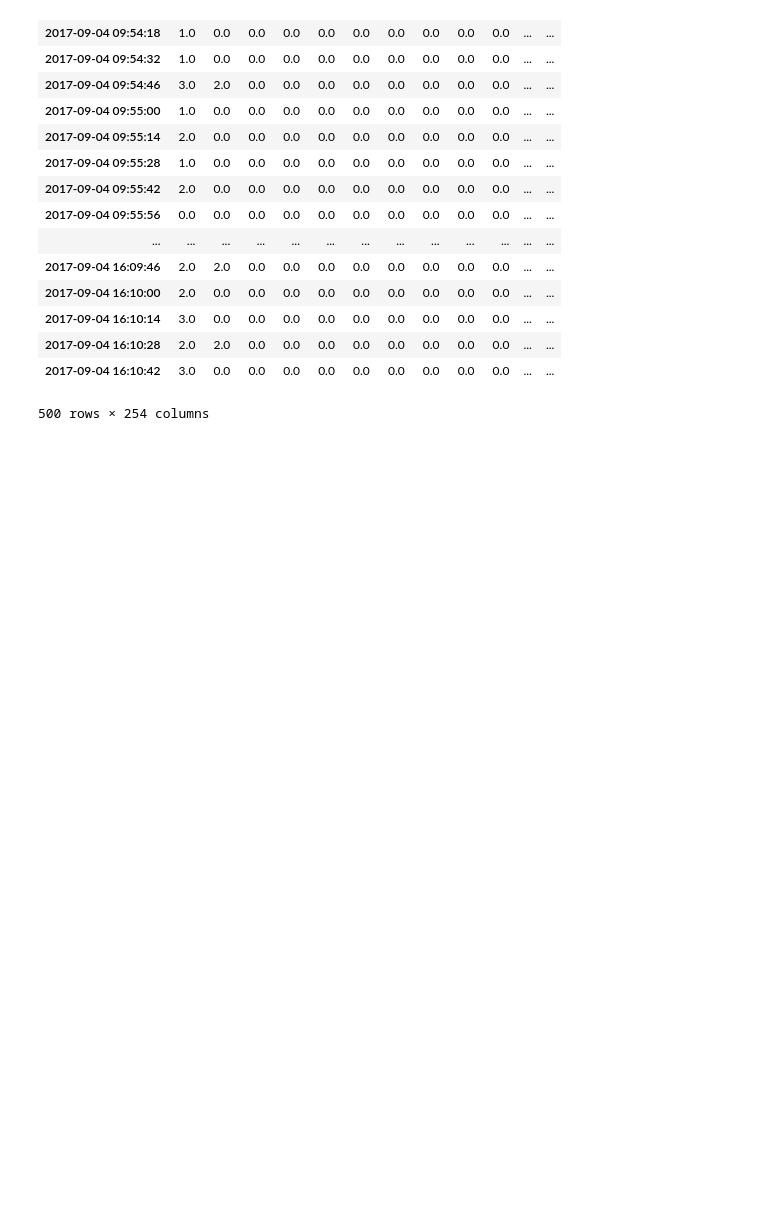
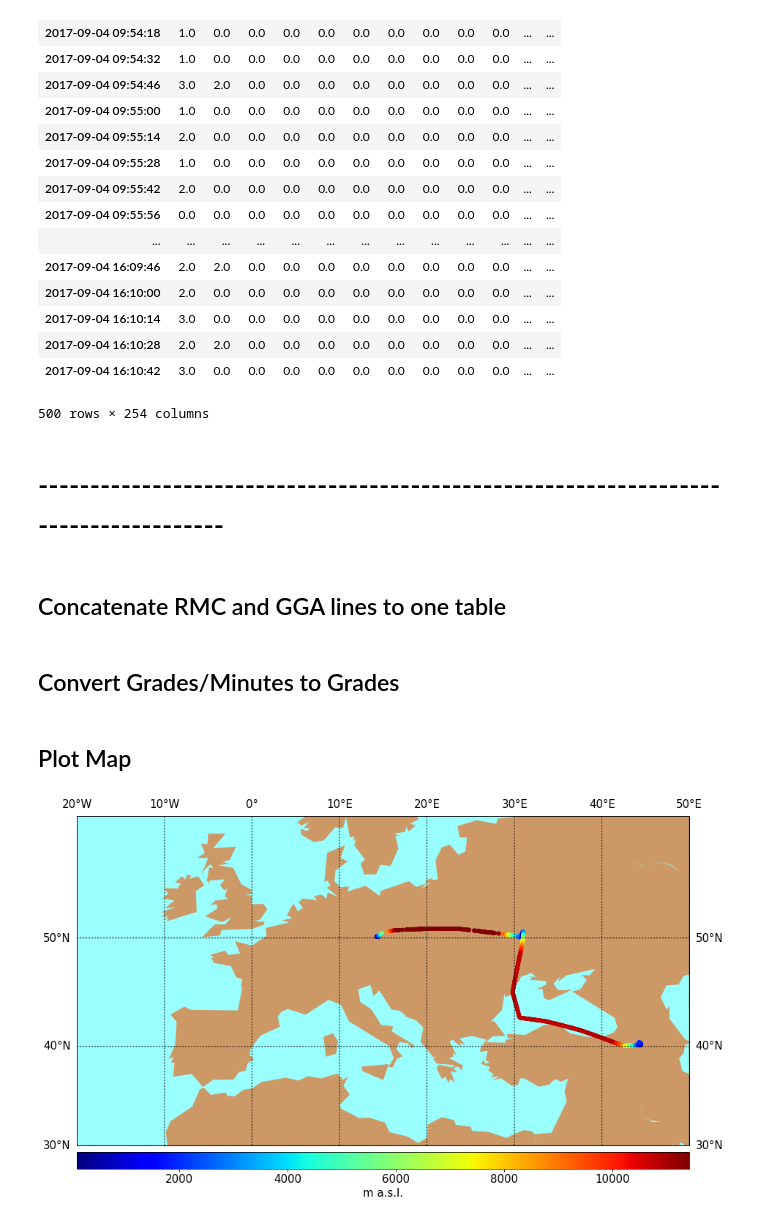
Before and after one commit to ODZ-UJF-AV-CR/AIRDOS-parser, a Jupyter notebook: AIRDOS4_256_flux.ipynb, the cells around one changed output. Cells and saved outputs as stored; diff of their text form; code cells hidden in the pictures; blank space fills up the shorter version.

```diff
--- a/AIRDOS4_256_flux.ipynb
+++ b/AIRDOS4_256_flux.ipynb
@@ -213,3 +214,7 @@ dfo[range(260,514)]
 | 2017-09-04 16:10:28 | 2.0 | 2.0 | 0.0 | 0.0 | 0.0 | 0.0 | 0.0 | 0.0 | 0.0 | 0.0 | ... | ... |
 | 2017-09-04 16:10:42 | 3.0 | 0.0 | 0.0 | 0.0 | 0.0 | 0.0 | 0.0 | 0.0 | 0.0 | 0.0 | ... | ... |
 500 rows × 254 columns
+# %% [markdown]
+# ------------------------------------------------------------------------------------
+# %% [markdown]
+## Concatenate RMC and GGA lines to one table
@@ -215,0 +254,51 @@ dfo[range(260,514)]
+# %% [markdown]
+## Convert Grades/Minutes to Grades
+# %%
+df6['Lat'] = df6['Lat'].astype(float)
+df6['Lon'] = df6['Lon'].astype(float)
+
+df6['Lats'] = df6['Lats'].str.replace('N','1')
+df6['Lats'] = df6['Lats'].str.replace('S','-1')
+df6['Lons'] = df6['Lons'].str.replace('E','1')
+df6['Lons'] = df6['Lons'].str.replace('W','-1')
+
+df6['LatDD'] = (df6.Lat/100).fillna(0).astype(int)
+df6['LatDD'] = df6.LatDD + (df6.Lat - 100.0*df6.LatDD)/60.0
+df6['LatDD'] = df6.LatDD * df6['Lats'].astype(float)
+
+
+df6['LonDD'] = (df6.Lon/100).fillna(0).astype(int)
+df6['LonDD'] = df6.LonDD + (df6.Lon - 100.0*df6.LonDD)/60.0
+df6['LonDD'] = df6.LonDD * df6['Lons'].astype(float)
+# %% [markdown]
+## Plot Map
+# %%
+import time, calendar, datetime, numpy
+from mpl_toolkits.basemap import Basemap
+import matplotlib.pyplot as plt
+import urllib, os
+
+plt.figure(figsize=(15,15))
+matplotlib.rcParams.update({'font.size': 15})
+
+
+# draw map with markers for float locations
+#m = Basemap(projection='kav7',lon_0=0)
+# create Basemap instance.
+m = Basemap(llcrnrlon=-20,llcrnrlat=30,urcrnrlon=50,urcrnrlat=60,projection='mill')
+
+x, y = m(df6.LonDD.tolist(),df6.LatDD.tolist())
+m.drawmapboundary(fill_color='#99ffff')
+m.fillcontinents(color='#cc9966',lake_color='#99ffff',zorder=0)
+# draw parallels and meridians, but don't bother labelling them.
+#m.drawparallels(np.arange(-90.,99.,30.),labels=[1,1,0,0])
+#m.drawmeridians(np.arange(-180.,180.,60.),labels=[0,0,1,0])
+m.drawparallels(np.arange(-90.,99.,10.),labels=[1,1,0,0])
+m.drawmeridians(np.arange(-180.,180.,10.),labels=[0,0,1,0])
+#m.scatter(df6.LonDD.tolist(),df6.LatDD.tolist(),3,marker='o',color='r')
+im1 = m.scatter(x,y,c=df6.altitude.tolist(),s=7,marker='o',  linewidth='3', cmap='jet')
+cb = m.colorbar(im1,"bottom", size="5%", pad="2%")
+cb.set_label('m a.s.l.')
+plt.show()
+# %% [output]
+[figure, added]
```
Also changed, not shown: parts of 4 cells of this notebook, 1 other file.
